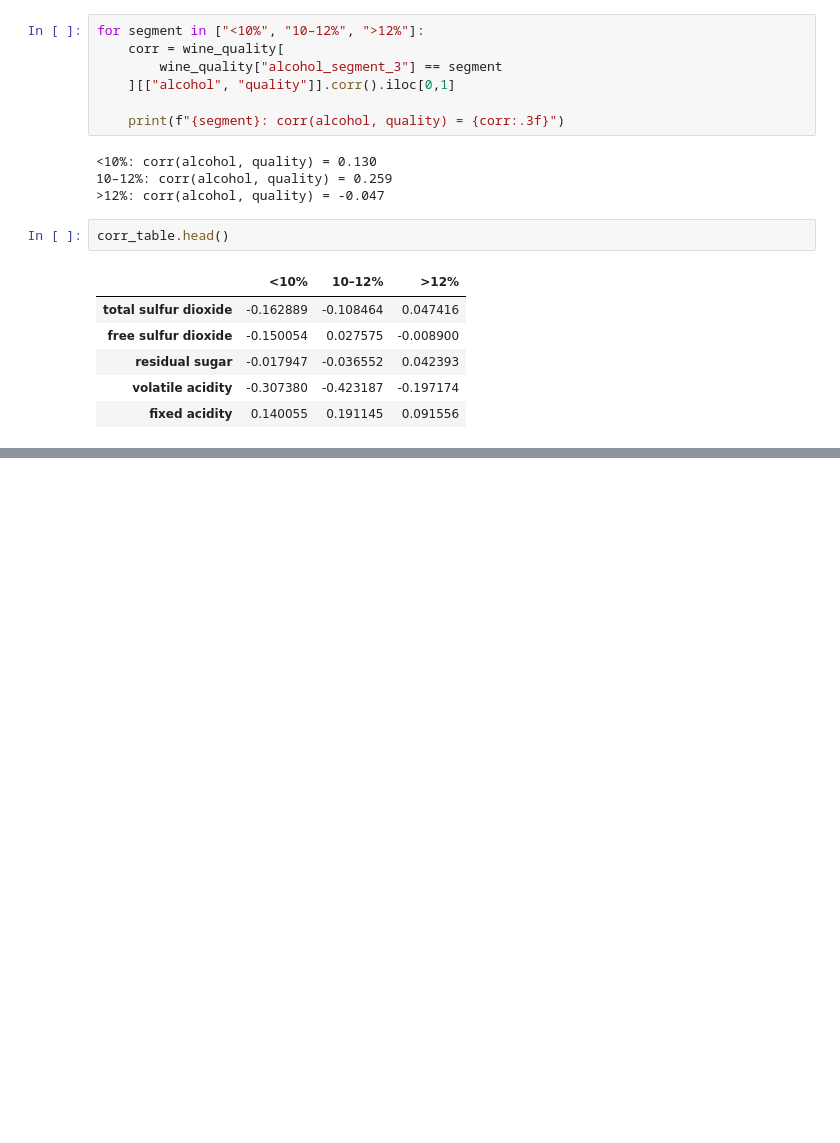
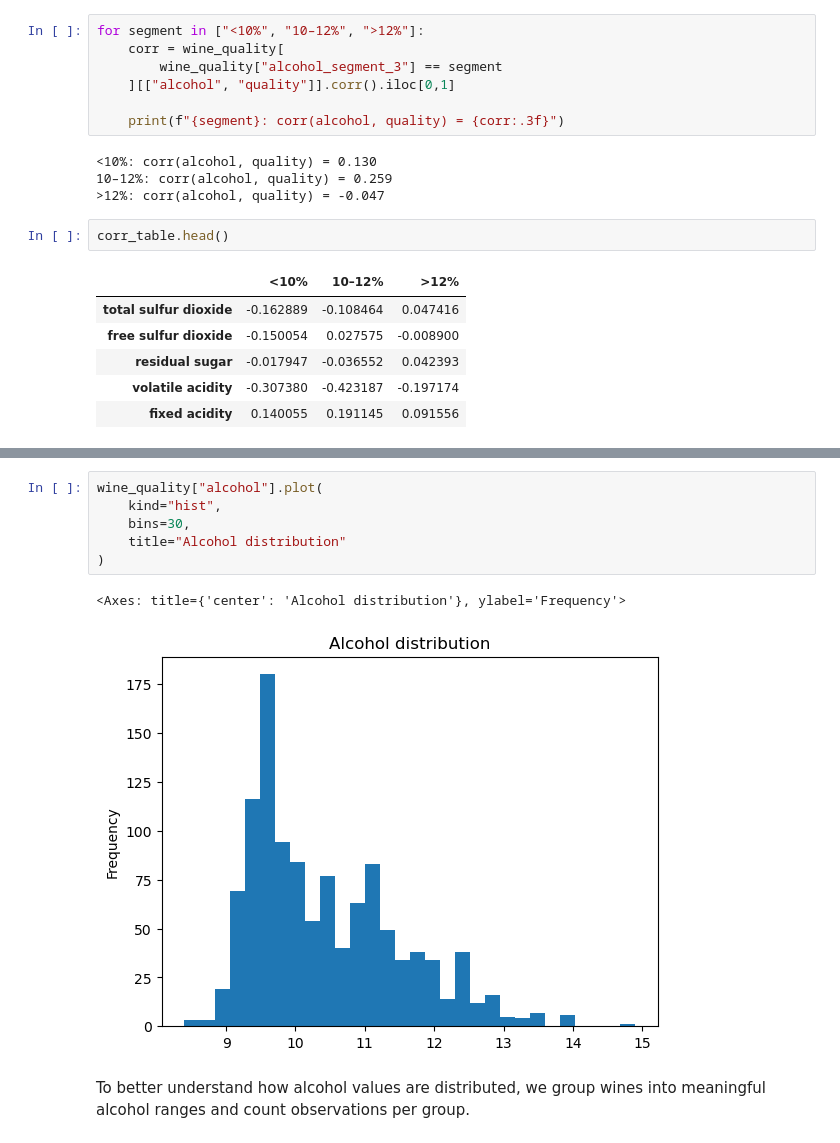
Before and after one commit to Martukigl/wine-analysis-project, a Jupyter notebook: notebooks/01_wine_quality_EDA.ipynb, the cells around one changed output, grey strips where cells are left out. Saved outputs shown, nothing was run; the diff lists cells and outputs as text; blank space fills up the shorter version.

```diff
--- a/notebooks/01_wine_quality_EDA.ipynb
+++ b/notebooks/01_wine_quality_EDA.ipynb
@@ -502,0 +574,12 @@ corr_table.head()
+# %%
+wine_quality["alcohol"].plot(
+    kind="hist",
+    bins=30,
+    title="Alcohol distribution"
+)
+# %% [output]
+<Axes: title={'center': 'Alcohol distribution'}, ylabel='Frequency'>
+[figure, added]
+# %% [markdown]
+To better understand how alcohol values are distributed, we group wines
+into meaningful alcohol ranges and count observations per group.
```
Also changed, not shown: parts of 14 cells of this notebook, 6 other files.
